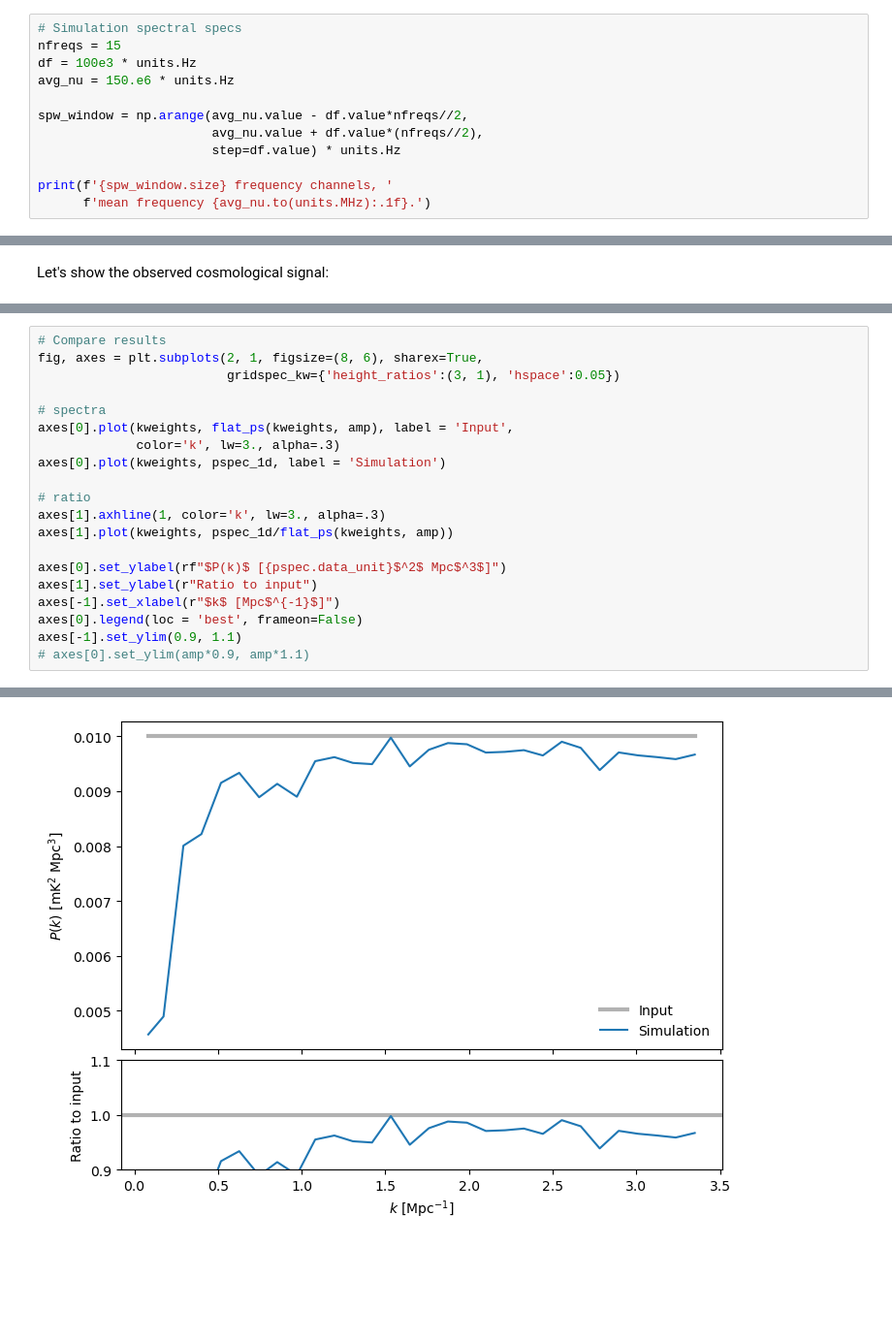
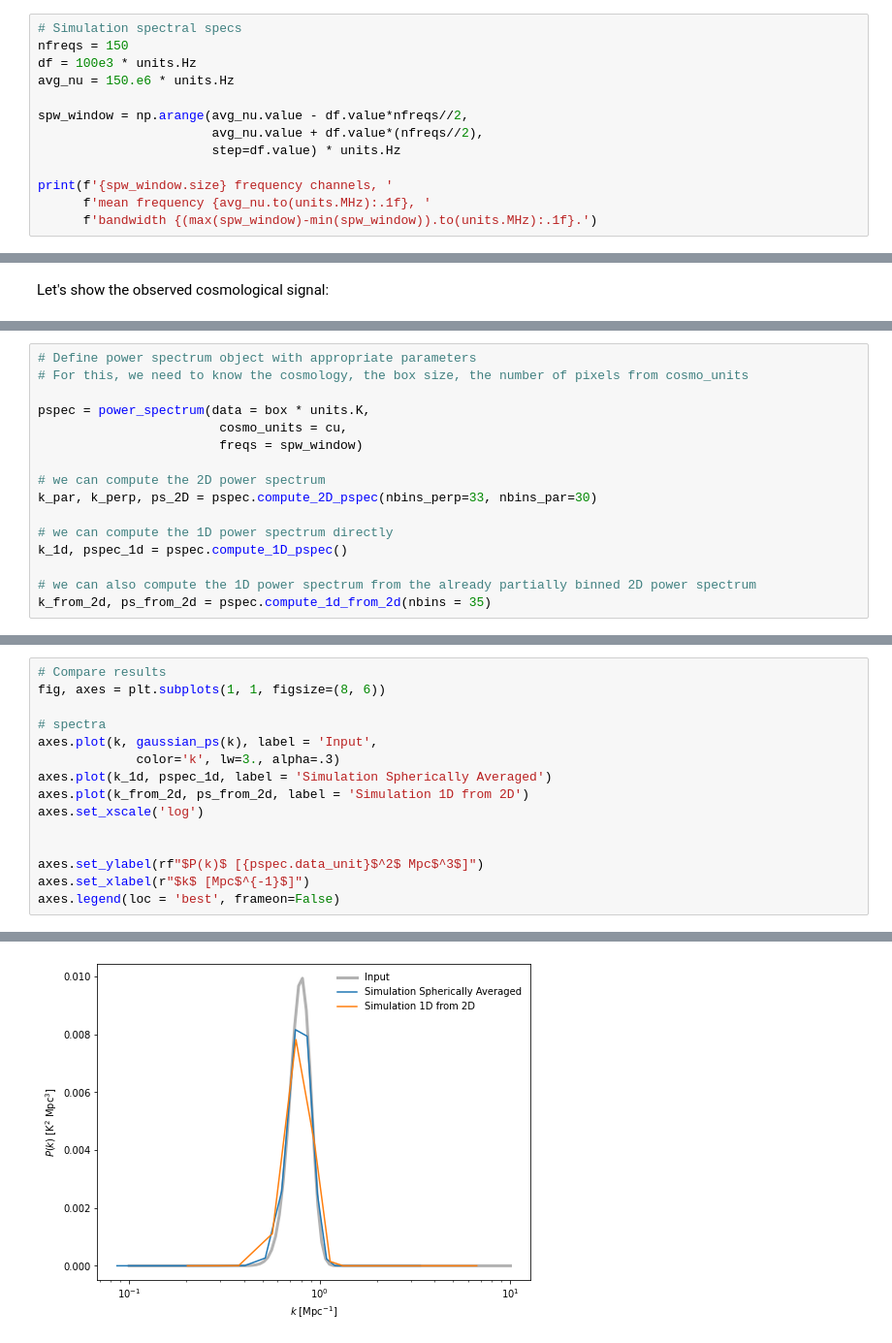
Before and after one commit to McGill-Cosmic-Dawn-Group/LIMstat, a Jupyter notebook: tutorials/tutorial_cosmo_signal.ipynb, the cells around one changed output, grey strips where cells are left out. Shown at 97% size. Saved outputs shown, nothing was run; the diff lists cells and outputs as text; blank space fills up the shorter version.

```diff
--- a/tutorials/tutorial_cosmo_signal.ipynb
+++ b/tutorials/tutorial_cosmo_signal.ipynb
@@ -20,6 +38,6 @@ fov = ang_res.to(units.rad) * npix #rad
 # %%
 # Simulation spectral specs
-nfreqs = 15
+nfreqs = 150
 df = 100e3 * units.Hz
 avg_nu = 150.e6 * units.Hz
 
@@ -28,5 +46,6 @@ spw_window = np.arange(avg_nu.value - df.value*nfreqs//2,
                        step=df.value) * units.Hz
 
 print(f'{spw_window.size} frequency channels, '
-      f'mean frequency {avg_nu.to(units.MHz):.1f}.')
+      f'mean frequency {avg_nu.to(units.MHz):.1f}, '
+      f'bandwidth {(max(spw_window)-min(spw_window)).to(units.MHz):.1f}.')
 # %% [output]
@@ -103,0 +180,16 @@ kweights, pspec_1d = pspec.compute_1D_pspec()
+# %%
+# Define power spectrum object with appropriate parameters
+# For this, we need to know the cosmology, the box size, the number of pixels from cosmo_units
+
+pspec = power_spectrum(data = box * units.K,
+                        cosmo_units = cu,
+                        freqs = spw_window)
+
+# we can compute the 2D power spectrum
+k_par, k_perp, ps_2D = pspec.compute_2D_pspec(nbins_perp=33, nbins_par=30)
+
+# we can compute the 1D power spectrum directly
+k_1d, pspec_1d = pspec.compute_1D_pspec()
+
+# we can also compute the 1D power spectrum from the already partially binned 2D power spectrum
+k_from_2d, ps_from_2d = pspec.compute_1d_from_2d(nbins = 35)
@@ -104,21 +225,16 @@ kweights, pspec_1d = pspec.compute_1D_pspec()
 # %%
 # Compare results
-fig, axes = plt.subplots(2, 1, figsize=(8, 6), sharex=True,
-                         gridspec_kw={'height_ratios':(3, 1), 'hspace':0.05})
+fig, axes = plt.subplots(1, 1, figsize=(8, 6))
 
 # spectra
-axes[0].plot(kweights, flat_ps(kweights, amp), label = 'Input',
+axes.plot(k, gaussian_ps(k), label = 'Input',
              color='k', lw=3., alpha=.3)
-axes[0].plot(kweights, pspec_1d, label = 'Simulation')
+axes.plot(k_1d, pspec_1d, label = 'Simulation Spherically Averaged')
+axes.plot(k_from_2d, ps_from_2d, label = 'Simulation 1D from 2D')
+axes.set_xscale('log')
 
-# ratio
-axes[1].axhline(1, color='k', lw=3., alpha=.3)
-axes[1].plot(kweights, pspec_1d/flat_ps(kweights, amp))
 
-axes[0].set_ylabel(rf"$P(k)$ [{pspec.data_unit}$^2$ Mpc$^3$]")
-axes[1].set_ylabel(r"Ratio to input")
-axes[-1].set_xlabel(r"$k$ [Mpc$^{-1}$]")
-axes[0].legend(loc = 'best', frameon=False)
-axes[-1].set_ylim(0.9, 1.1)
-# axes[0].set_ylim(amp*0.9, amp*1.1)
+axes.set_ylabel(rf"$P(k)$ [{pspec.data_unit}$^2$ Mpc$^3$]")
+axes.set_xlabel(r"$k$ [Mpc$^{-1}$]")
+axes.legend(loc = 'best', frameon=False)
 # %% [output]
@@ -126,3 +242,3 @@ axes[-1].set_ylim(0.9, 1.1)
-[figure, old version]
+[figure, new version]
 # %% [markdown]
 There is a reasonably good match between the power spectrum of the simulation and the power spectrum required as input.
```
Also changed, not shown: parts of 32 cells of this notebook.
